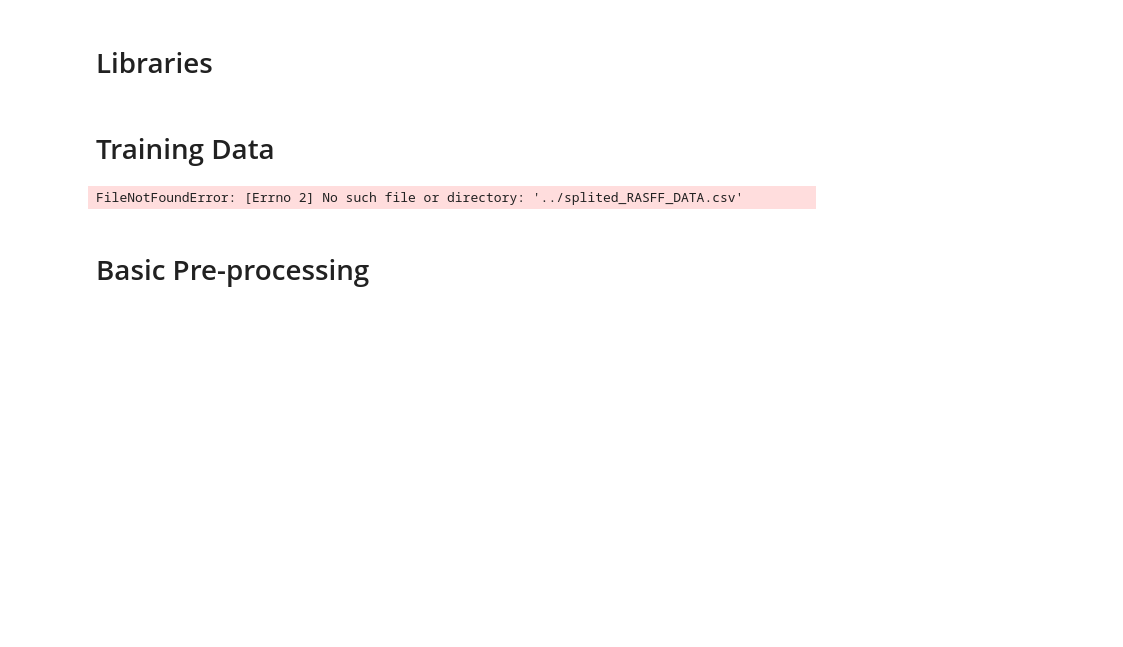
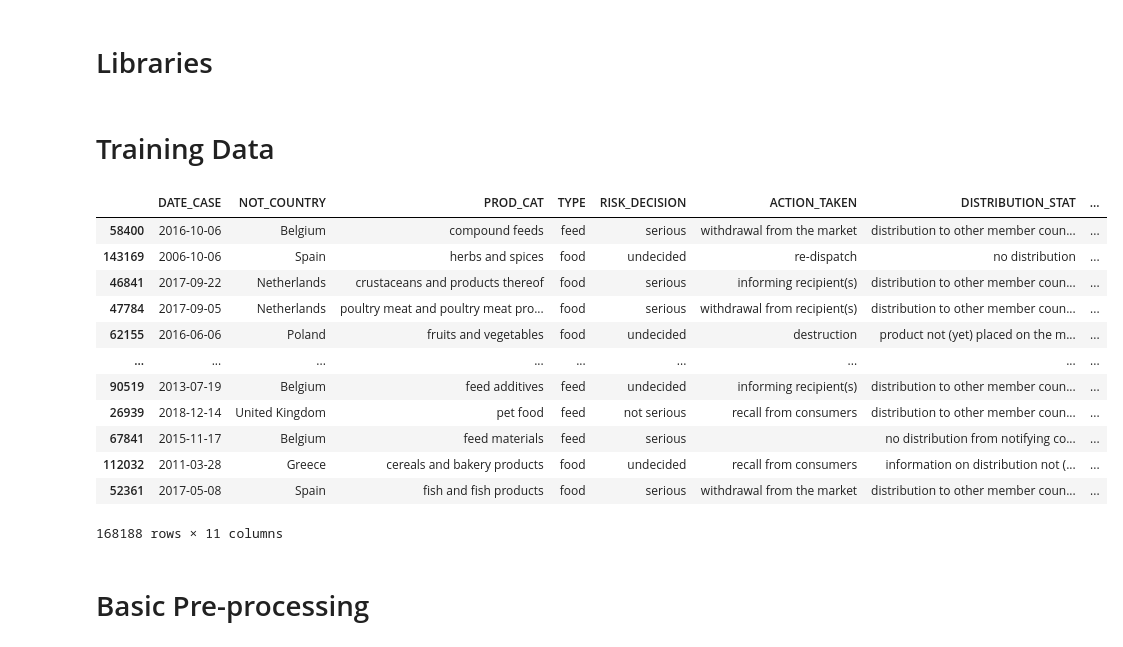
Before and after one commit to ufvceiec/RASFF-predictions-dashboard, a Jupyter notebook: Models/Categorical_embedding.ipynb, the cells around one changed output. Saved outputs shown, nothing was run; the diff lists cells and outputs as text; code cells hidden in the pictures; blank space fills up the shorter version.

```diff
--- a/Models/Categorical_embedding.ipynb
+++ b/Models/Categorical_embedding.ipynb
@@ -30,13 +30,25 @@ from sklearn.metrics import classification_report
 # %% [markdown]
 # Training Data
 # %%
-data = pd.read_csv('../splited_RASFF_DATA.csv', sep=';',
+data = pd.read_csv('../splited_full_RASFF_DATA.csv', sep=';',
                 header=0, index_col = 0)
 data = data.sample(frac = 1)
 df = data
 df
 # %% [output]
+|  | DATE_CASE | NOT_COUNTRY | PROD_CAT | TYPE | RISK_DECISION | ACTION_TAKEN | DISTRIBUTION_STAT | ... |
+| 58400 | 2016-10-06 | Belgium | compound feeds | feed | serious | withdrawal from the market | distribution to other member coun... | ... |
+| 143169 | 2006-10-06 | Spain | herbs and spices | food | undecided | re-dispatch | no distribution | ... |
+| 46841 | 2017-09-22 | Netherlands | crustaceans and products thereof | food | serious | informing recipient(s) | distribution to other member coun... | ... |
+| 47784 | 2017-09-05 | Netherlands | poultry meat and poultry meat pro... | food | serious | withdrawal from recipient(s) | distribution to other member coun... | ... |
+| 62155 | 2016-06-06 | Poland | fruits and vegetables | food | undecided | destruction | product not (yet) placed on the m... | ... |
+| ... | ... | ... | ... | ... | ... | ... | ... | ... |
+| 90519 | 2013-07-19 | Belgium | feed additives | feed | undecided | informing recipient(s) | distribution to other member coun... | ... |
+| 26939 | 2018-12-14 | United Kingdom | pet food | feed | not serious | recall from consumers | distribution to other member coun... | ... |
+| 67841 | 2015-11-17 | Belgium | feed materials | feed | serious |  | no distribution from notifying co... | ... |
+| 112032 | 2011-03-28 | Greece | cereals and bakery products | food | undecided | recall from consumers | information on distribution not (... | ... |
+| 52361 | 2017-05-08 | Spain | fish and fish products | food | serious | withdrawal from the market | distribution to other member coun... | ... |
-FileNotFoundError: [Errno 2] No such file or directory: '../splited_RASFF_DATA.csv'
+168188 rows × 11 columns
 # %% [markdown]
 # Basic Pre-processing
 # %%
```
Also changed, not shown: parts of 16 cells of this notebook, 3 other files.
